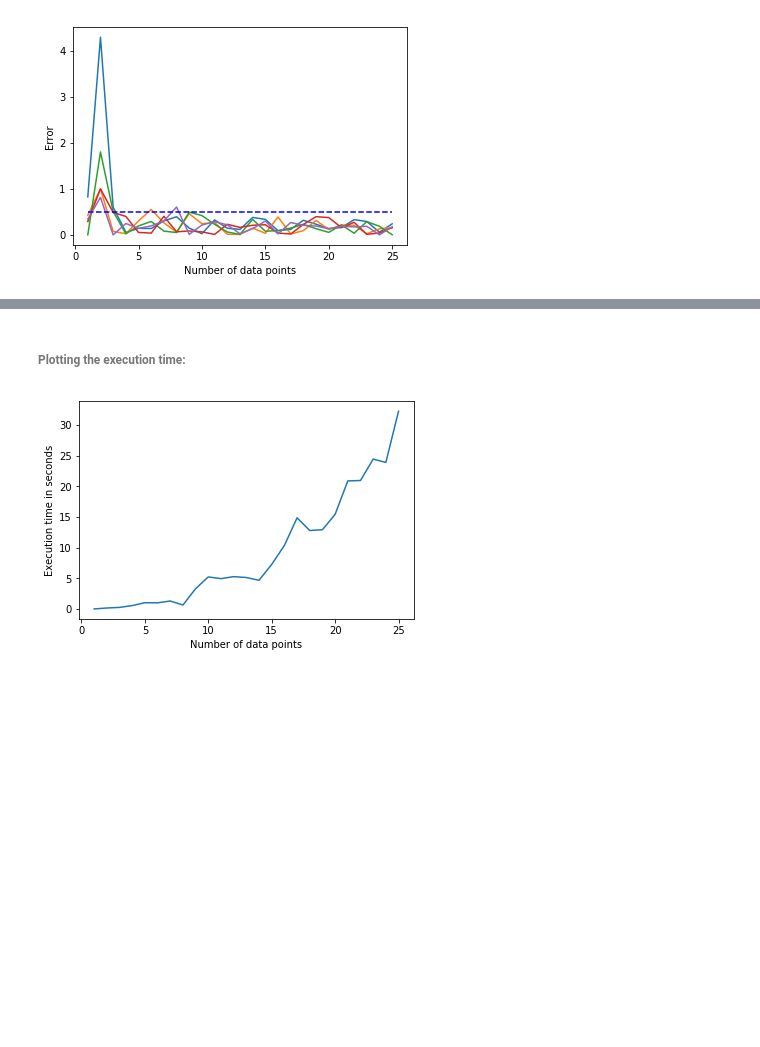
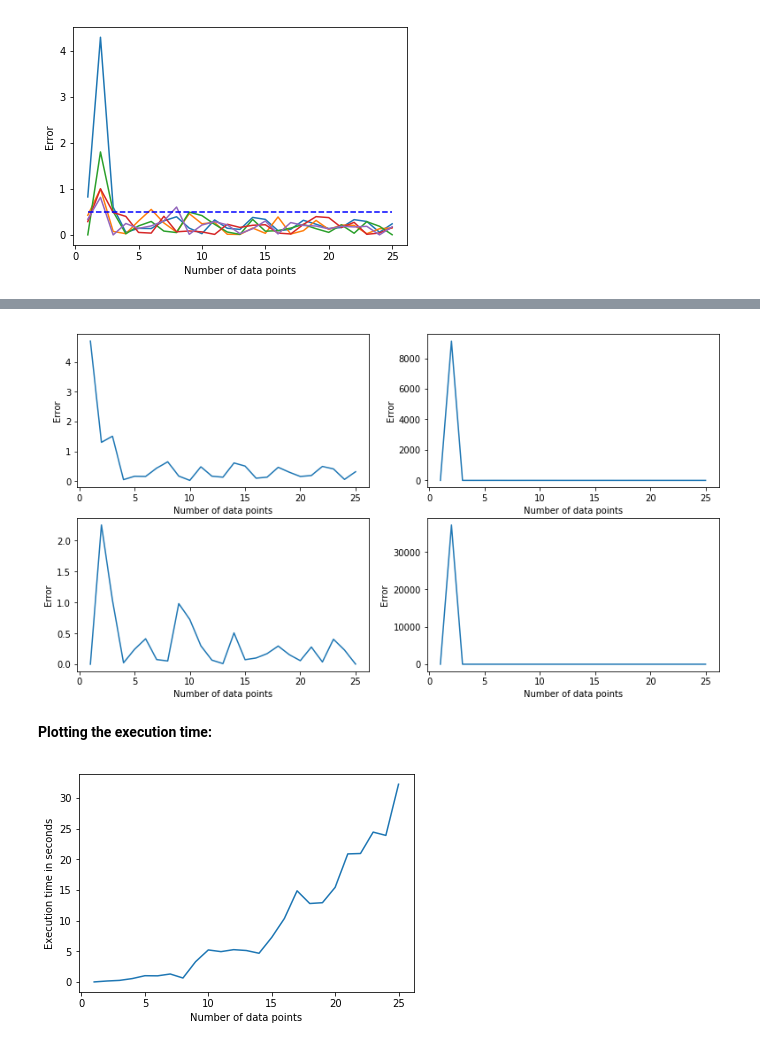
Before and after one commit to ratnania/mlhiphy, a Jupyter notebook: burgers_equation/burgerseq_mod.ipynb, the cells around one changed output, grey strips where cells are left out. Saved outputs shown, nothing was run; the diff lists cells and outputs as text; code cells hidden in the pictures; blank space fills up the shorter version.

```diff
--- a/burgers_equation/burgerseq_mod.ipynb
+++ b/burgers_equation/burgerseq_mod.ipynb
@@ -90,12 +110,12 @@ $k_{ff}(x_i,x_j;\theta,\phi) \\
 # %%
 kff_sym = kuu_sym \
-        + tau*nu*mu*(sp.diff(kuu_sym, x_i) + sp.diff(kuu_sym, x_j)) \
-        + tau**2*nu**2*mu**2*sp.diff(kuu_sym, x_i, x_j)
-kff_fn = sp.lambdify((x_i, x_j, theta, l, nu), kff_sym, "numpy")
-def kff(x, theta, l, nu):
+        + tau*c*mu*(sp.diff(kuu_sym, x_i) + sp.diff(kuu_sym, x_j)) \
+        + tau**2*c**2*mu**2*sp.diff(kuu_sym, x_i, x_j)
+kff_fn = sp.lambdify((x_i, x_j, theta, l, c), kff_sym, "numpy")
+def kff(x, theta, l, c):
     k = np.zeros((x.size, x.size))
     for i in range(x.size):
         for j in range(x.size):
-            k[i,j] = kff_fn(x[i], x[j], theta, l, nu)
+            k[i,j] = kff_fn(x[i], x[j], theta, l, c)
     return k
 # %% [markdown]
@@ -105,9 +125,9 @@ $k_{fu}(x_i,x_j;\theta,\phi) \\
 # %%
-kfu_sym = kuu_sym + tau*mu*nu*sp.diff(kuu_sym, x_i)
-kfu_fn = sp.lambdify((x_i, x_j, theta, l, nu), kfu_sym, "numpy")
-def kfu(x, theta, l, nu):
+kfu_sym = kuu_sym + tau*mu*c*sp.diff(kuu_sym, x_i)
+kfu_fn = sp.lambdify((x_i, x_j, theta, l, c), kfu_sym, "numpy")
+def kfu(x, theta, l, c):
     k = np.zeros((x.size, x.size))
     for i in range(x.size):
         for j in range(x.size):
-            k[i,j] = kfu_fn(x[i], x[j], theta, l, nu)
+            k[i,j] = kfu_fn(x[i], x[j], theta, l, c)
     return k
@@ -114,4 +136,4 @@ def kfu(x, theta, l, nu):
 # %%
-def kuf(x, theta, l, nu):
-    return kfu(x,theta, l, nu).T
+def kuf(x, theta, l, c):
+    return kfu(x,theta, l, c).T
 # %% [markdown]
@@ -132,3 +152,4 @@ def nlml(params, x, y1, y2, s):
 # %%
-m = minimize(nlml, np.random.rand(3), args=(x, y_u, y_f, 1e-7), method="Nelder-Mead", options = {'maxiter' : 1000})
+m = minimize(nlml, np.random.rand(3), args=(x, y_u, y_f, 1e-7), method=\
+             "Nelder-Mead", options = {'maxiter' : 1000})
 # %%
@@ -238,5 +247,20 @@ for i in range(res.shape[0]):
+# %%
+lin  =  np.linspace(1, res.shape[1], res.shape[1])
+ones = np.ones(res.shape[1])
+
+f, (ax1, ax2) = plt.subplots(ncols=2, nrows=2, figsize=(13,7))
+ax1[0].plot(lin, np.abs(np.divide(ones, res[0,:]) - ones))
+ax1[0].set(xlabel= r"Number of data points", ylabel= "Error")
+ax1[1].plot(lin, np.abs(np.divide(ones, res[1,:]) - ones))
+ax1[1].set(xlabel= r"Number of data points", ylabel= "Error")
+ax2[0].plot(lin, np.abs(np.divide(ones, res[2,:]) - ones))
+ax2[0].set(xlabel= r"Number of data points", ylabel= "Error")
+ax2[1].plot(lin, np.abs(np.divide(ones, res[3,:]) - ones))
+ax2[1].set(xlabel= r"Number of data points", ylabel= "Error");
+# %% [output]
+[figure, added]
 # %% [markdown]
-###### Plotting the execution time:
+**Plotting the execution time:**
 # %%
 lin = np.linspace(1, timing.shape[1], timing.shape[1])
 
```
Also changed, not shown: parts of 28 cells of this notebook.
